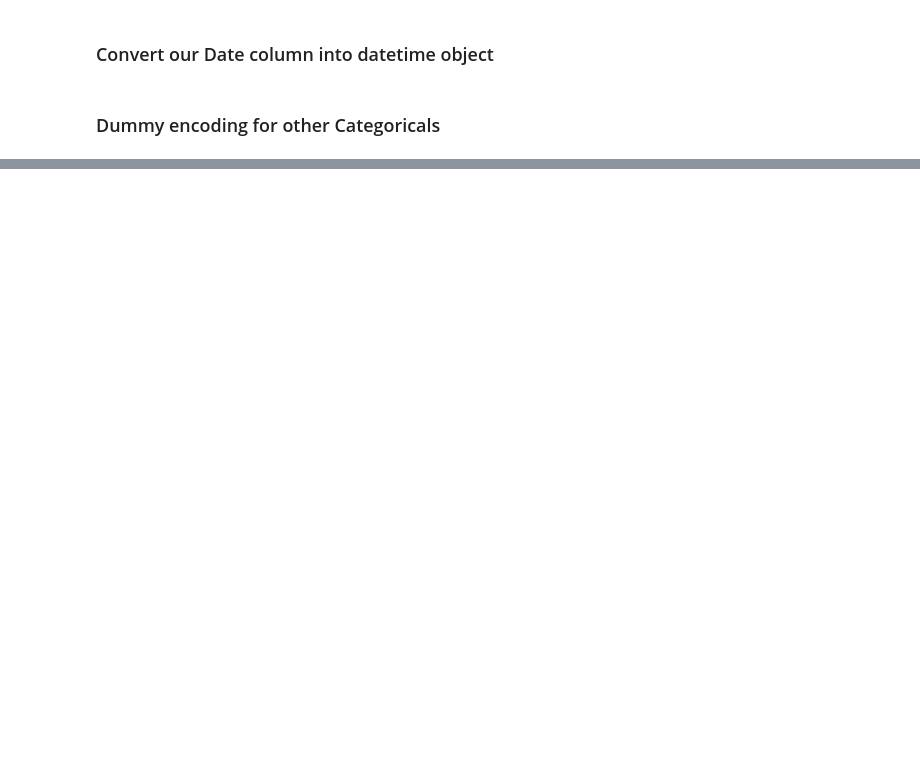
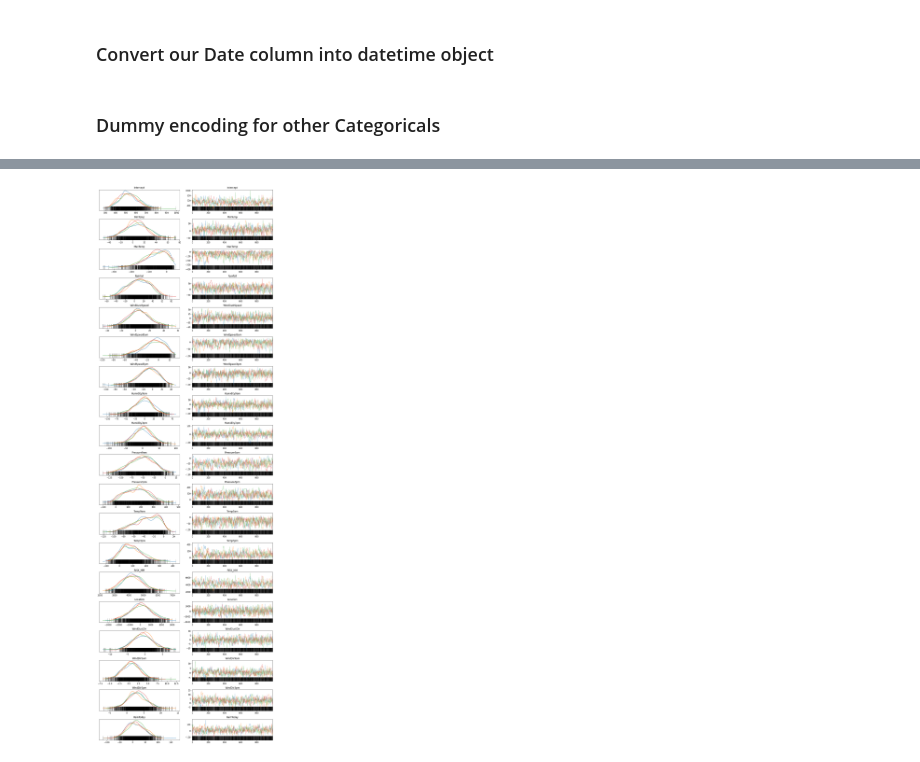
Before and after one commit to gauvand/TextSpamFiltering, a Jupyter notebook: australian_Rain/DataImputation.ipynb, the cells around one changed output, grey strips where cells are left out. Saved outputs shown, nothing was run; the diff lists cells and outputs as text; code cells hidden in the pictures; blank space fills up the shorter version.

Commit message:
simple model created

```diff
--- a/australian_Rain/DataImputation.ipynb
+++ b/australian_Rain/DataImputation.ipynb
@@ -59,3 +61,5 @@ numeric_data = numeric_data.apply(lambda x: x.fillna(x.mean()),axis=1)
+# %%
+numeric_data = (numeric_data - numeric_data.mean()) / (numeric_data.std())
 # %% [markdown]
 ## Impute Categorical Data
 Fill missing data based on the distribution of the observed (non-missing) data
@@ -147,0 +119,7 @@ encoding = {"WindGustDir":     {"S": 0, "SSW ": 1,"SW":3,"WSW":4,"SW":5,"W":6,"W
+# %%
+encoding = dict()
+for column in aussy_Rain:
+    if aussy_Rain[column].dtype == object:
+        unique = aussy_Rain[column].unique()
+        encoding[column] = {name: index for index, name in enumerate(unique)}
+encoding
@@ -147,0 +144,7 @@ encoding = {"WindGustDir":     {"S": 0, "SSW ": 1,"SW":3,"WSW":4,"SW":5,"W":6,"W
+# %%
+aussy_Rain = aussy_Rain.replace(encoding)
+# %%
+with pm.Model() as logistic_model:
+        Y = aussy_Rain.RainTomorrow
+        pm.glm.GLM.from_formula('Y~MinTemp+MaxTemp+Rainfall+WindGustSpeed + WindSpeed9am + WindSpeed3pm  +Humidity9am+ Humidity3pm  +Pressure9am  +Pressure3pm +Temp9am  + Temp3pm +   RISK_MM  + Location+ WindGustDir +WindDir9am +WindDir3pm +RainToday', aussy_Rain, family=pm.glm.families.Binomial())
+        trace = pm.sample(1000, tune=1000, init='adapt_diag', cores=4,target_accept = 0.95)
@@ -147,0 +163,5 @@ encoding = {"WindGustDir":     {"S": 0, "SSW ": 1,"SW":3,"WSW":4,"SW":5,"W":6,"W
+# %%
+with logistic_model:
+    az.plot_trace(trace)
+# %% [output]
+[figure, added]
```
Also changed, not shown: parts of 7 cells of this notebook.
